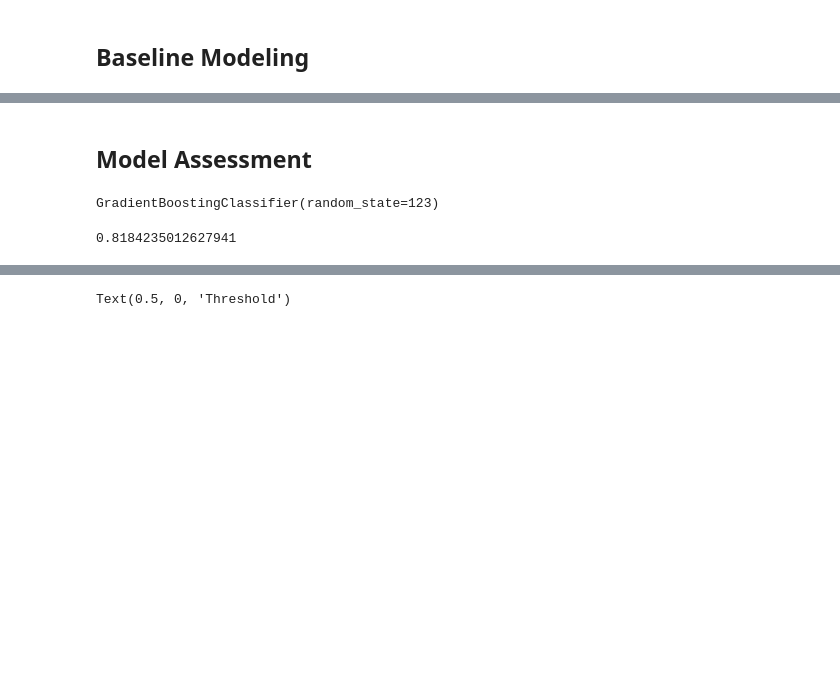
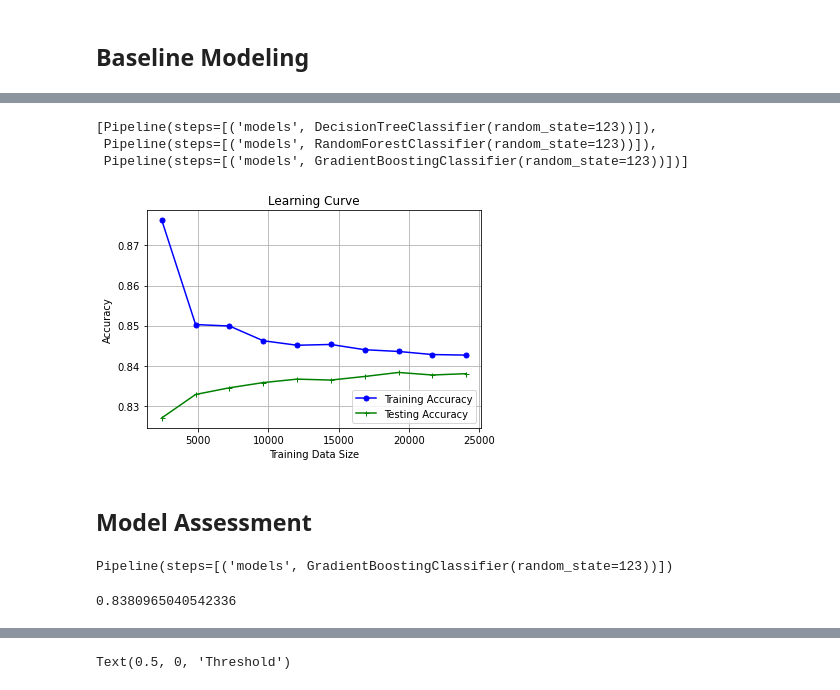
Before and after one commit to Matt-Carney/Income_Gender, a Jupyter notebook: src/adult_income_classifciation.ipynb, the cells around one changed output, grey strips where cells are left out. Saved outputs shown, nothing was run; the diff lists cells and outputs as text; code cells hidden in the pictures; blank space fills up the shorter version.

```diff
--- a/src/adult_income_classifciation.ipynb
+++ b/src/adult_income_classifciation.ipynb
@@ -138,0 +155,6 @@ df_baseline
+# %%
+pipes
+# %% [output]
+[Pipeline(steps=[('models', DecisionTreeClassifier(random_state=123))]),
+ Pipeline(steps=[('models', RandomForestClassifier(random_state=123))]),
+ Pipeline(steps=[('models', GradientBoostingClassifier(random_state=123))])]
@@ -139,14 +163,38 @@ df_baseline
+# %%
+def plot_learning_curve(X_train, y_train, model):
+    """
+    Plots learning curve for model
+    """
+    train_sizes, train_scores, test_scores = learning_curve(model, X_train, y_train, cv = None, scoring='accuracy',train_sizes = np.linspace(0.1, 1.0, 10))
+
+    train_mean = np.mean(train_scores, axis=1)
+    test_mean = np.mean(test_scores, axis=1)
+
+    plt.figure(0)
+    plt.gcf().set_facecolor('white')
+    plt.plot(train_sizes, train_mean, color='blue', marker='o', markersize=5, label= 'Training Accuracy')
+    plt.plot(train_sizes, test_mean, color='green', marker='+', markersize=5, label= 'Testing Accuracy')
+    plt.title('Learning Curve')
+    plt.xlabel('Training Data Size')
+    plt.ylabel('Accuracy')
+    plt.grid()
+    plt.legend(loc='lower right')
+# %%
+plot_learning_curve(X_train, y_train, selected_model)
+# %% [output]
+[figure, added]
 # %% [markdown]
 ## Model Assessment
-# %%
-# FIt selected model
-gb = GradientBoostingClassifier(random_state=123)
-gb.fit(X_train, y_train)
-# %% [output]
-GradientBoostingClassifier(random_state=123)
+# %%
+# Select model for test set
+selected_model = pipes[2]
+selected_model.fit(X_train, y_train)
+# %% [output]
+Pipeline(steps=[('models', GradientBoostingClassifier(random_state=123))])
 # %%
-y_pred = gb.predict(X_test)
+# Final performance metrics
+y_pred = selected_model.predict(X_test)
 acc = accuracy_score(y_test, y_pred)
 acc
 # %% [output]
-0.8184235012627941
+0.8380965040542336
```
Also changed, not shown: parts of 11 cells of this notebook, 1 other file.
